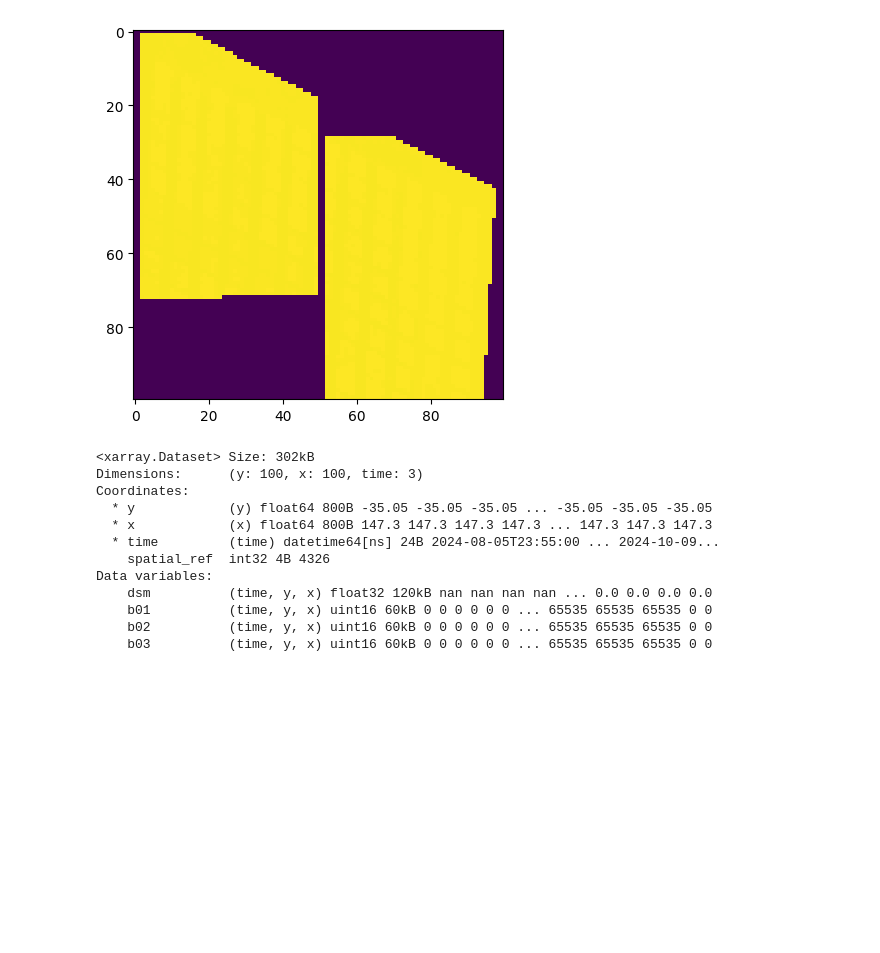
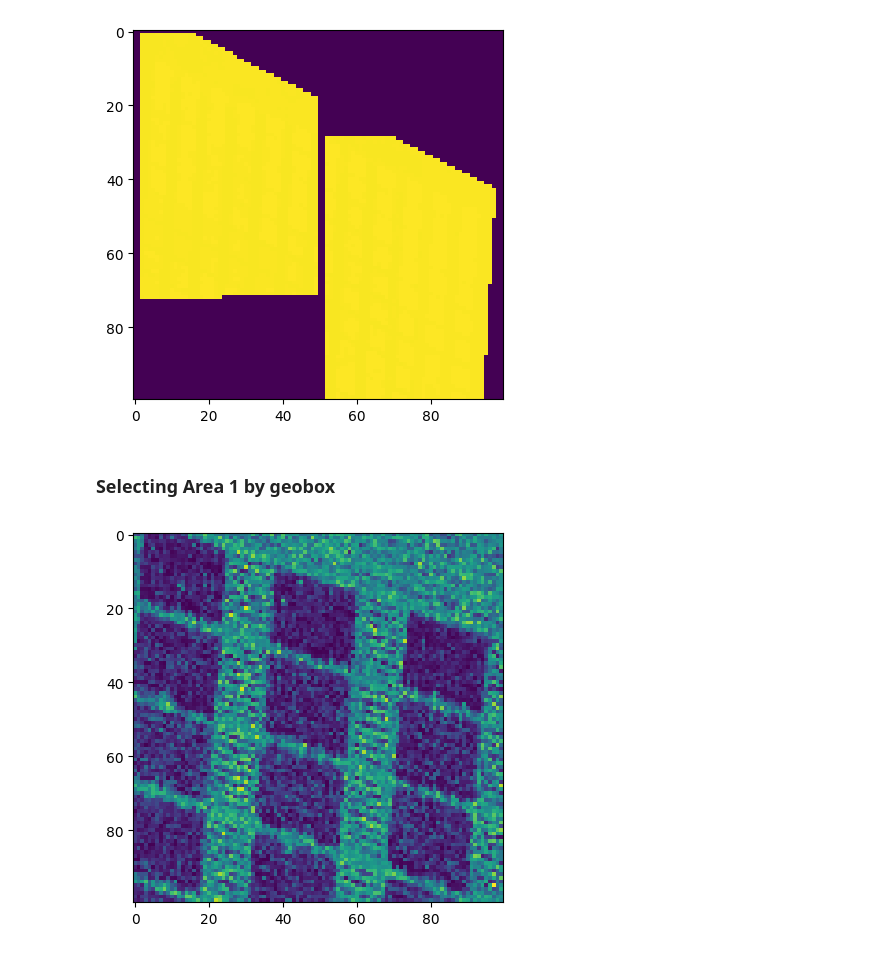
Before and after one commit to aus-plant-phenomics-network/mccn-engine, a Jupyter notebook: raster_load_demo.ipynb, the cells around one changed output. Cells and saved outputs as stored; diff of their text form; code cells hidden in the pictures; blank space fills up the shorter version.

```diff
--- a/raster_load_demo.ipynb
+++ b/raster_load_demo.ipynb
@@ -78,0 +62,2 @@ raster_items = dsm_items + rgb_items
+# %% [markdown]
+### Selecting Area 1 by geobox
@@ -81,15 +68,5 @@ raster_ds = stac_load_raster(raster_items, gbox)
-# %%
-raster_ds
-# %% [output]
-<xarray.Dataset> Size: 302kB
-Dimensions:      (y: 100, x: 100, time: 3)
-Coordinates:
-  * y            (y) float64 800B -35.05 -35.05 -35.05 ... -35.05 -35.05 -35.05
-  * x            (x) float64 800B 147.3 147.3 147.3 147.3 ... 147.3 147.3 147.3
-  * time         (time) datetime64[ns] 24B 2024-08-05T23:55:00 ... 2024-10-09...
-    spatial_ref  int32 4B 4326
-Data variables:
-    dsm          (time, y, x) float32 120kB nan nan nan nan ... 0.0 0.0 0.0 0.0
-    b01          (time, y, x) uint16 60kB 0 0 0 0 0 0 ... 65535 65535 65535 0 0
-    b02          (time, y, x) uint16 60kB 0 0 0 0 0 0 ... 65535 65535 65535 0 0
-    b03          (time, y, x) uint16 60kB 0 0 0 0 0 0 ... 65535 65535 65535 0 0
+# %%
+plt.imshow(ds1.b01.values[0, :, :])
+plt.show()
+# %% [output]
+[figure, added]
```
Also changed, not shown: parts of 17 cells of this notebook, 3 other files.
